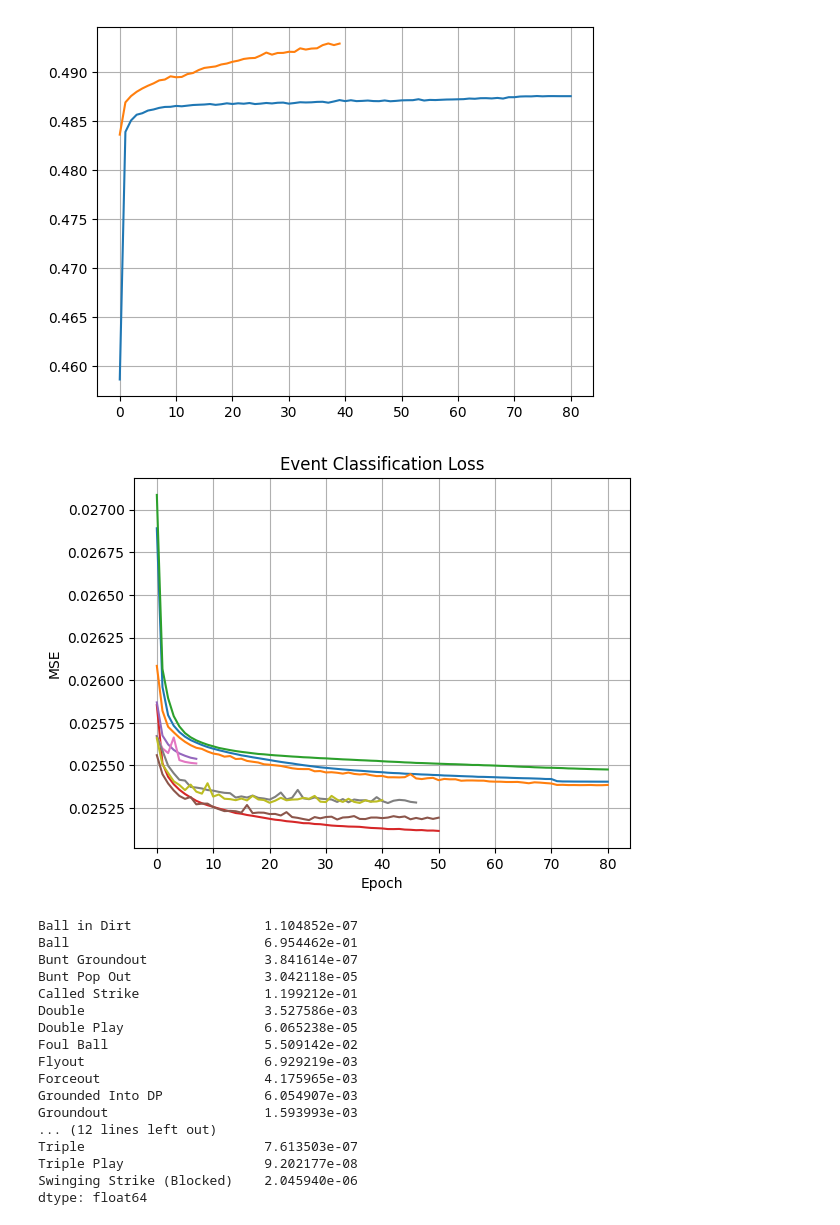
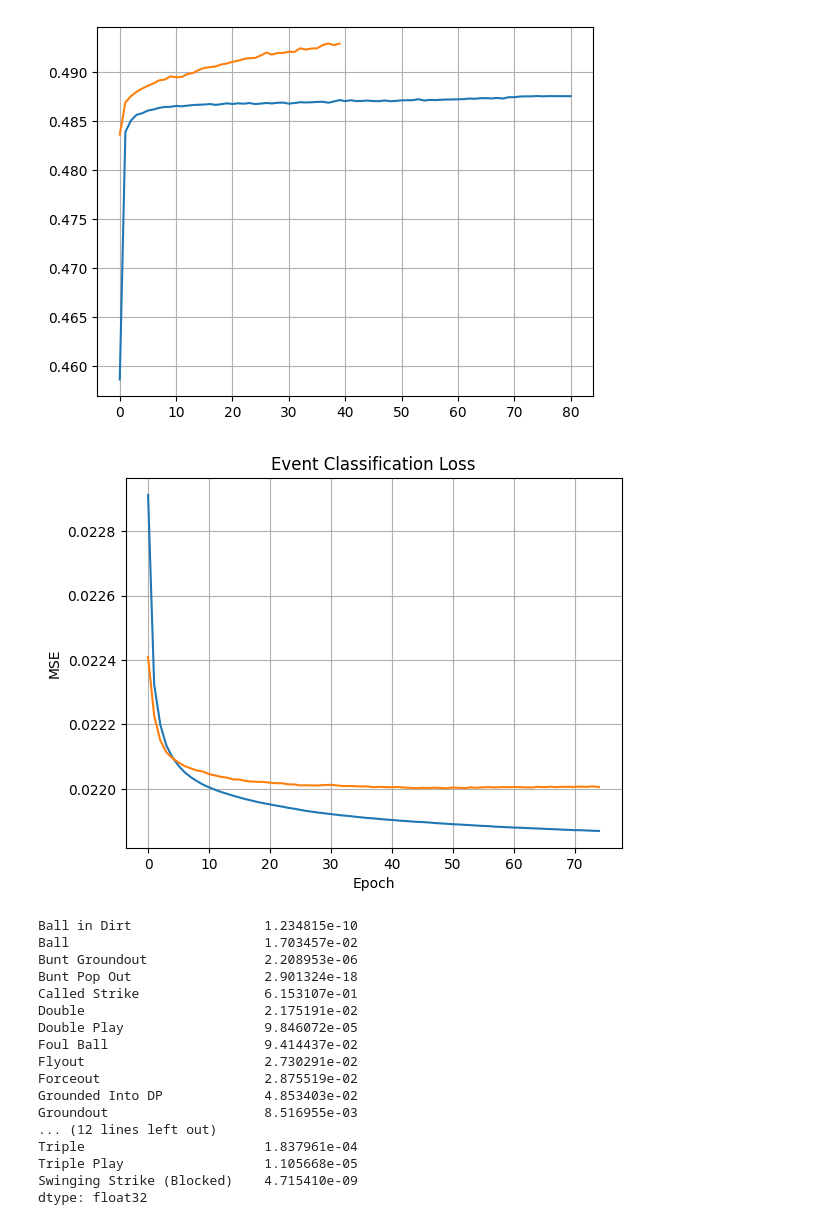
Before and after one commit to CarterTegen/4240BaseballProject, a Jupyter notebook: scripts/event_NN.ipynb, the cells around one changed output. Saved outputs shown, nothing was run; the diff lists cells and outputs as text; code cells hidden in the pictures.

```diff
--- a/scripts/event_NN.ipynb
+++ b/scripts/event_NN.ipynb
@@ -296,35 +291,23 @@ plt.show()
 # %%
 import matplotlib.pyplot as plt
 
 
-acc_64_64 = np.fromfile("event/trainingloss/HL2_16_16.csv", sep=',').tolist()
-test_64_64 = np.fromfile("event/testloss/HL2_16_16.csv", sep=',').tolist()
-acc_16_8 = np.fromfile("event/trainingloss/HL2_16_8.csv", sep = ',').tolist()
-acc_128_128 = np.fromfile("event/trainingloss/HL2_128_128.csv", sep=',').tolist()
-test_128_128 = np.fromfile("event/testloss/HL2_128_128.csv", sep=',').tolist()
-acc_256_256 = np.fromfile("event/trainingloss/HL2_256_256.csv", sep=',').tolist()
-test_256_256 = np.fromfile("event/testloss/HL2_256_256.csv", sep=',').tolist()
-train_hl1_256 = np.fromfile("event/testloss/HL1_256_128.csv", sep=',').tolist()
-test_hl1_256 = np.fromfile("event/testloss/HL1_512_128.csv", sep=',').tolist()
+acc_64_64 = np.fromfile("scripts/event/trainingloss/HL1_512.csv", sep=',').tolist()
+test_64_64 = np.fromfile("scripts/event/testloss/HL1_512.csv", sep=',').tolist()
+
 
 plt.figure()
 plt.plot(acc_64_64)
 plt.plot(test_64_64)
-plt.plot(acc_16_8)
-plt.plot(acc_128_128)
-plt.plot(acc_256_256)
-plt.plot(test_128_128)
-plt.plot(test_256_256)
-plt.plot(train_hl1_256)
-plt.plot(test_hl1_256)
+
 plt.grid()
 plt.xlabel("Epoch")
 plt.ylabel("MSE")
 plt.title("Event Classification Loss")
 #plt.ylim(3.08, 3.3)
 plt.show()
 # %% [output]
-[figure, old version]
+[figure, new version]
 # %%
 context = {
     "b_score": 0,
@@ -350,7 +333,8 @@ inputs = {
     "start_speed": 90,
     "spin_rate": 1300,
     "spin_dir": 159,
-    "zone": 11,
+    "px": 0,
+    "pz": 2,
     "pitch_type": "FF"
 }
 
@@ -359,41 +343,41 @@ PITCH_TYPES = ['CH', 'CU', 'FC', 'FF', 'FS', 'FT', 'KC', 'KN', 'SI', 'SL']
 pitches = [inputs["pitch_type"]==val for val in PITCH_TYPES]
 pitches = pd.Series(pitches, index=PITCH_TYPES, dtype=float)
 
-model = "/event/models/HL1_256_128.pt"
+model = "/event/models/HL1_512.pt"
 model = torch.load(MODEL_SAVE_PATH)
 model.eval()
-inputs = pd.Series([inputs["start_speed"], inputs["spin_rate"], inputs["spin_dir"], inputs["zone"]], index=["start_speed", "spin_rate", "spin_dir", "zone"], dtype=float)
+inputs = pd.Series([inputs["start_speed"], inputs["spin_rate"], inputs["spin_dir"], inputs["px"], inputs["pz"]], index=["start_speed", "spin_rate", "spin_dir", "px", "pz"], dtype=float)
 
 pitch = pd.concat([inputs, pitches, context])
 #print(pitch)
 
 pitch = scaler.transform(np.array(pitch.values).reshape(1, -1))
 
-probabilities = model(torch.tensor(pitch))
-probabilities = pd.Series(probabilities.detach().numpy()[0], index=event_names.transpose().to_numpy()[0])
+probabilities = model(torch.tensor(pitch, dtype=torch.float32).cuda())
+probabilities = pd.Series(probabilities.detach().cpu().numpy()[0], index=event_names.transpose().to_numpy()[0])
 
 sm = torch.nn.Softmax(dim = 1)
 print(probabilities)
 # sm = torch.nn.Softmax(dim = 1)
 # sm(combined_inputs[0, None])
 # %% [output]
-Ball in Dirt                 1.104852e-07
-Ball                         6.954462e-01
-Bunt Groundout               3.841614e-07
-Bunt Pop Out                 3.042118e-05
-Called Strike                1.199212e-01
-Double                       3.527586e-03
-Double Play                  6.065238e-05
-Foul Ball                    5.509142e-02
-Flyout                       6.929219e-03
-Forceout                     4.175965e-03
-Grounded Into DP             6.054907e-03
-Groundout                    1.593993e-03
+Ball in Dirt                 1.234815e-10
+Ball                         1.703457e-02
+Bunt Groundout               2.208953e-06
+Bunt Pop Out                 2.901324e-18
+Called Strike                6.153107e-01
+Double                       2.175191e-02
+Double Play                  9.846072e-05
+Foul Ball                    9.414437e-02
+Flyout                       2.730291e-02
+Forceout                     2.875519e-02
+Grounded Into DP             4.853403e-02
+Groundout                    8.516955e-03
 ... (12 lines left out)
-Triple                       7.613503e-07
-Triple Play                  9.202177e-08
-Swinging Strike (Blocked)    2.045940e-06
-dtype: float64
+Triple                       1.837961e-04
+Triple Play                  1.105668e-05
+Swinging Strike (Blocked)    4.715410e-09
+dtype: float32
 # %%
 print(probabilities.sample(n=20, replace = True, weights = probabilities.values))
 # %% [output]
```
Also changed, not shown: parts of 5 cells of this notebook, 1 other file.
